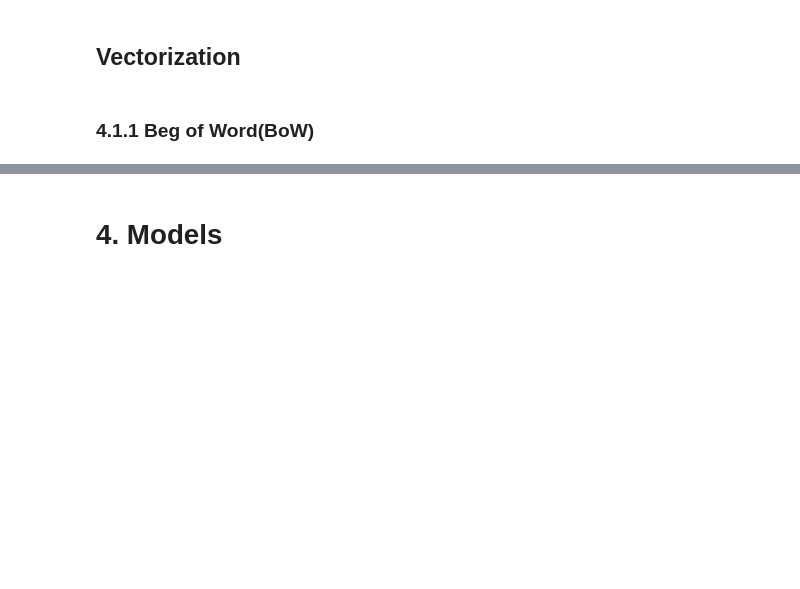
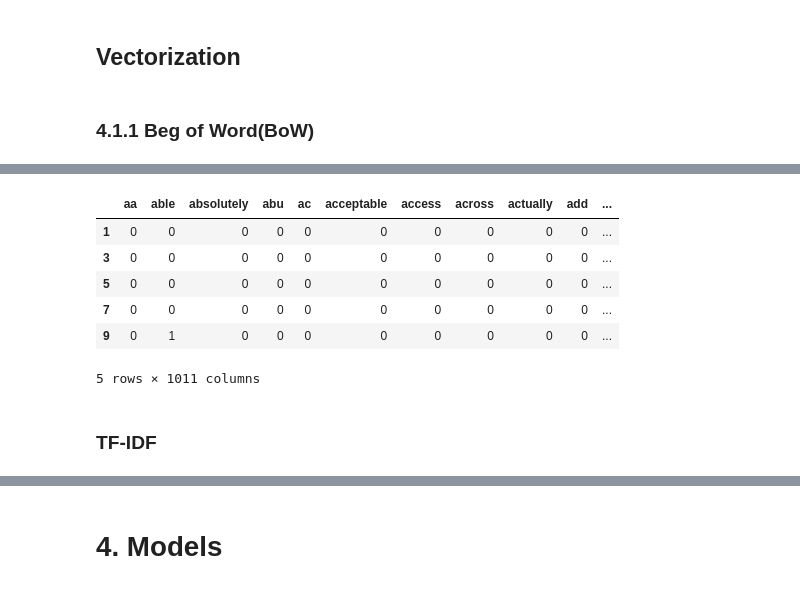
Before and after one commit to DristantaNirola/Airline_Passenger_referral_Prediction, a Jupyter notebook: Airline_Passenger_referral_Prediction.ipynb, the cells around one changed output, grey strips where cells are left out. Drawn from its saved outputs; the diff is of its cells as text; code cells hidden in the pictures; blank space fills up the shorter version.

```diff
--- a/Airline_Passenger_referral_Prediction.ipynb
+++ b/Airline_Passenger_referral_Prediction.ipynb
@@ -537,0 +539,21 @@ X.toarray().shape
+# %%
+x= X.toarray()
+# %%
+x= pd.DataFrame(x,columns=Column)
+# %%
+# Splitting the data in to train and validate.
+result = pd.concat([x, df_air], axis=1, join='inner')
+# %%
+result.drop(['customer_review'],axis=1,inplace=True)
+# %%
+result.head()
+# %% [output]
+|  | aa | able | absolutely | abu | ac | acceptable | access | across | actually | add | ... |
+| 1 | 0 | 0 | 0 | 0 | 0 | 0 | 0 | 0 | 0 | 0 | ... |
+| 3 | 0 | 0 | 0 | 0 | 0 | 0 | 0 | 0 | 0 | 0 | ... |
+| 5 | 0 | 0 | 0 | 0 | 0 | 0 | 0 | 0 | 0 | 0 | ... |
+| 7 | 0 | 0 | 0 | 0 | 0 | 0 | 0 | 0 | 0 | 0 | ... |
+| 9 | 0 | 1 | 0 | 0 | 0 | 0 | 0 | 0 | 0 | 0 | ... |
+5 rows × 1011 columns
+# %% [markdown]
+### TF-IDF
```
Also changed, not shown: parts of 64 cells of this notebook.
